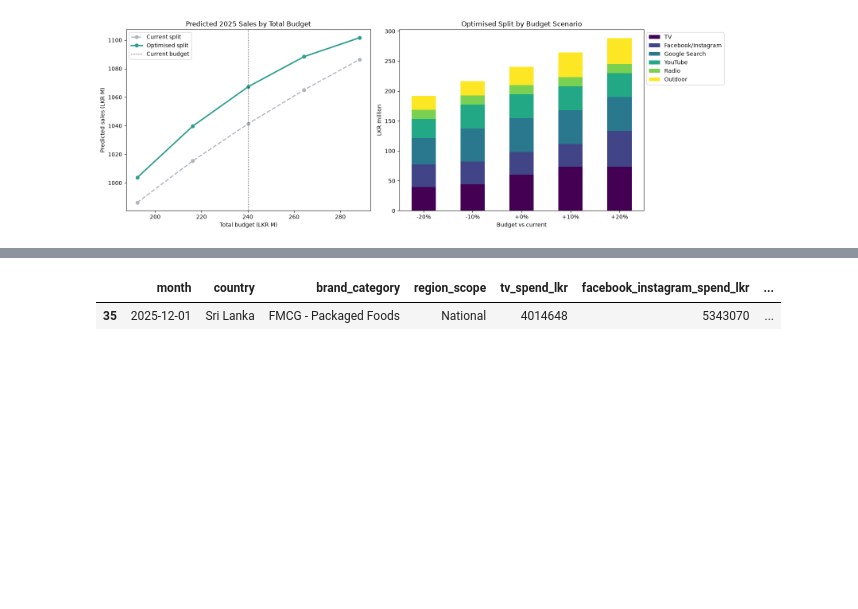
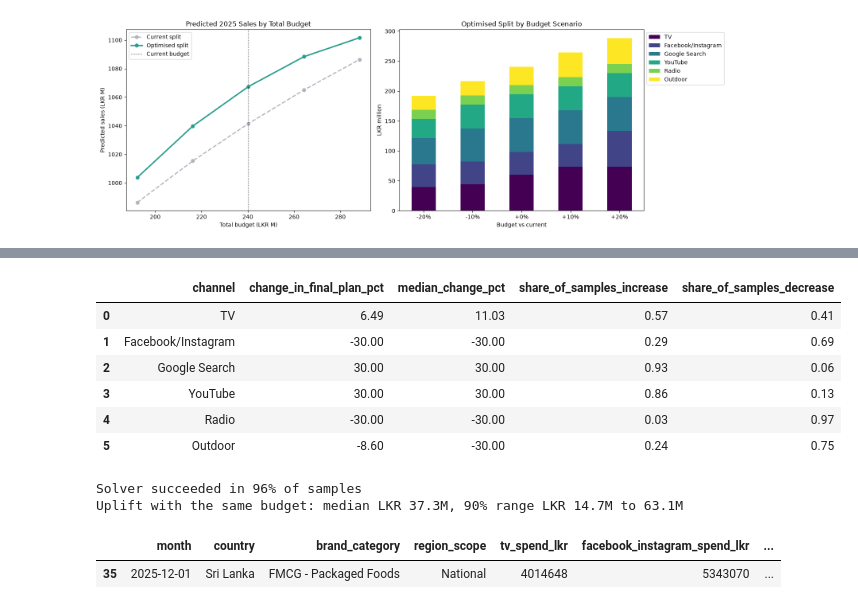
Before and after one commit to IBL11/mmm-budget-optimization, a Jupyter notebook: notebooks/07_budget_optimisation.ipynb, the cells around one changed output, grey strips where cells are left out. Cells and saved outputs as stored; diff of their text form; code cells hidden in the pictures; blank space fills up the shorter version.

```diff
--- a/notebooks/07_budget_optimisation.ipynb
+++ b/notebooks/07_budget_optimisation.ipynb
@@ -284,3 +318,54 @@ plt.show()
+# %%
+import json
+from sklearn.base import clone
+
+params = json.load(open("../config/params.json"))
+raw = pd.read_excel(Path("..") / params["data_file"], sheet_name=params["sheet"])
+raw[params["date_col"]] = pd.to_datetime(raw[params["date_col"]])
+raw = raw.sort_values(params["date_col"]).reset_index(drop=True)
+n_train = len(raw) - params["test_size_months"]
+X_all, _ = predictor.prepare_feature_matrix(raw)
+X_tr, y_tr = X_all.iloc[:n_train], raw[params["target"]].iloc[:n_train]
+
+final_model = predictor.model
+rng = np.random.default_rng(42)
+starts = np.arange(n_train - 3 + 1)
+boot_rows = []
+try:
+    for b in range(100):
+        idx = np.concatenate([np.arange(s, s + 3) for s in rng.choice(starts, size=int(np.ceil(n_train / 3)))])[:n_train]
+        predictor.model = clone(final_model).fit(X_tr.iloc[idx], y_tr.iloc[idx])
+        r = optimise(1.0)
+        base = predicted_sales(np.ones(len(channels)))
+        boot_rows.append({"sample": b, "solver_success": r.success, "uplift_lkr": predicted_sales(r.x) - base,
+                          **{NICE[c]: (m - 1) * 100 for c, m in zip(channels, r.x)}})
+finally:
+    predictor.model = final_model   # always restore the final model
+
+model_sensitivity = pd.DataFrame(boot_rows)
+model_sensitivity.to_csv(TABLES / "optimization_model_sensitivity.csv", index=False)
+
+summary = pd.DataFrame({
+    "channel": [NICE[c] for c in channels],
+    "change_in_final_plan_pct": [(m - 1) * 100 for m in opt_mult],
+    "median_change_pct": [model_sensitivity[NICE[c]].median() for c in channels],
+    "share_of_samples_increase": [(model_sensitivity[NICE[c]] > 1).mean() for c in channels],
+    "share_of_samples_decrease": [(model_sensitivity[NICE[c]] < -1).mean() for c in channels],
+})
+display(summary.round(2))
+u = model_sensitivity["uplift_lkr"] / 1e6
+print(f"Solver succeeded in {model_sensitivity['solver_success'].mean():.0%} of samples")
+print(f"Uplift with the same budget: median LKR {u.median():.1f}M, 90% range LKR {u.quantile(0.05):.1f}M to {u.quantile(0.95):.1f}M")
+# %% [output]
+|  | channel | change_in_final_plan_pct | median_change_pct | share_of_samples_increase | share_of_samples_decrease |
+| 0 | TV | 6.49 | 11.03 | 0.57 | 0.41 |
+| 1 | Facebook/Instagram | -30.00 | -30.00 | 0.29 | 0.69 |
+| 2 | Google Search | 30.00 | 30.00 | 0.93 | 0.06 |
+| 3 | YouTube | 30.00 | 30.00 | 0.86 | 0.13 |
+| 4 | Radio | -30.00 | -30.00 | 0.03 | 0.97 |
+| 5 | Outdoor | -8.60 | -30.00 | 0.24 | 0.75 |
+Solver succeeded in 96% of samples
+Uplift with the same budget: median LKR 37.3M, 90% range LKR 14.7M to 63.1M
 # %%
 base_row = df.iloc[-1:].copy()
 
```
Also changed, not shown: parts of 4 cells of this notebook, 3 other files.
